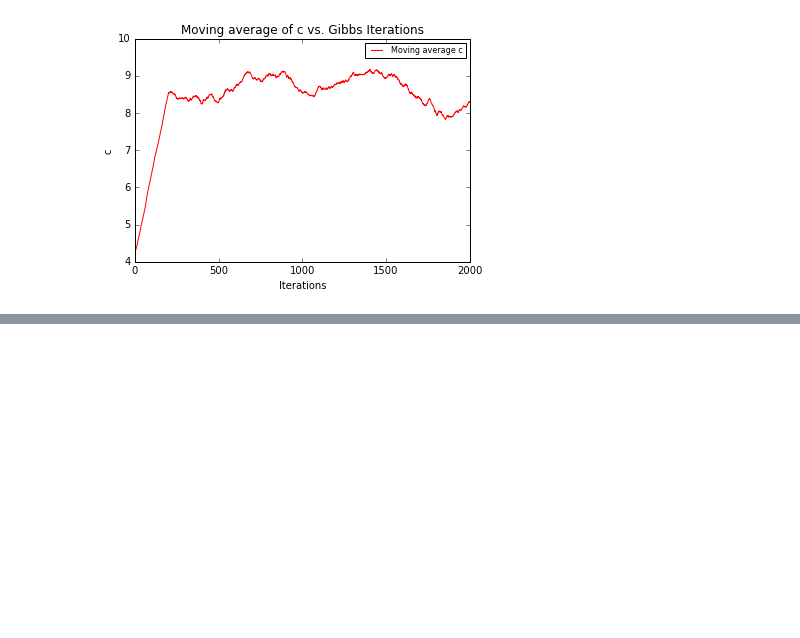
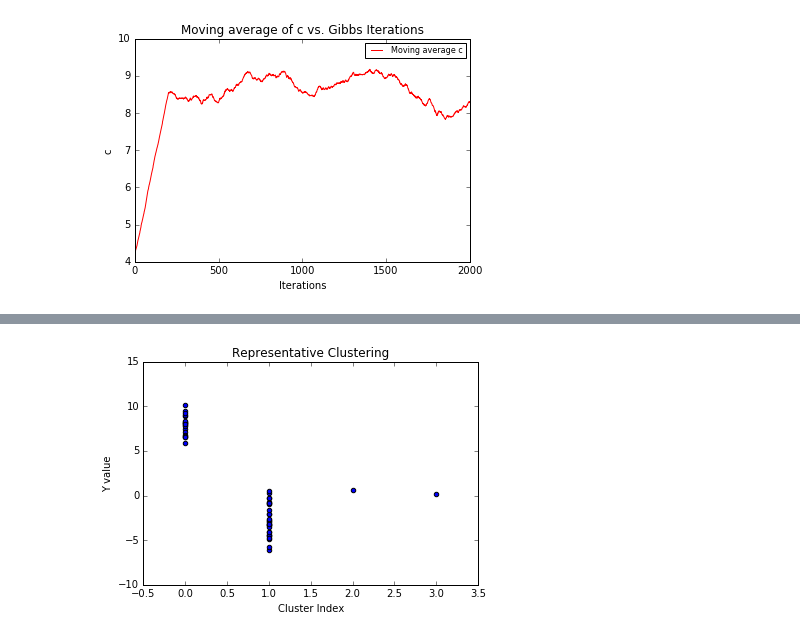
Before and after one commit to Dienofail/DP_slice_sampling, a Jupyter notebook: slice_sampling_dirichlet_process.ipynb, the cells around one changed output, grey strips where cells are left out. Cells and saved outputs as stored; diff of their text form; code cells hidden in the pictures; blank space fills up the shorter version.

```diff
--- a/slice_sampling_dirichlet_process.ipynb
+++ b/slice_sampling_dirichlet_process.ipynb
@@ -818,0 +1039,9 @@ What if we fix $c$? (Fix $c = 2$)
+# %%
+plt.clf()
+plt.scatter(z , Y)
+plt.title('Representative Clustering')
+plt.xlabel('Cluster Index')
+plt.ylabel('Y value')
+plt.savefig('rep_clustv7.png',dpi=450)
+# %% [output]
+[figure, added]
```
Also changed, not shown: parts of 3 cells of this notebook, 2 other files.
